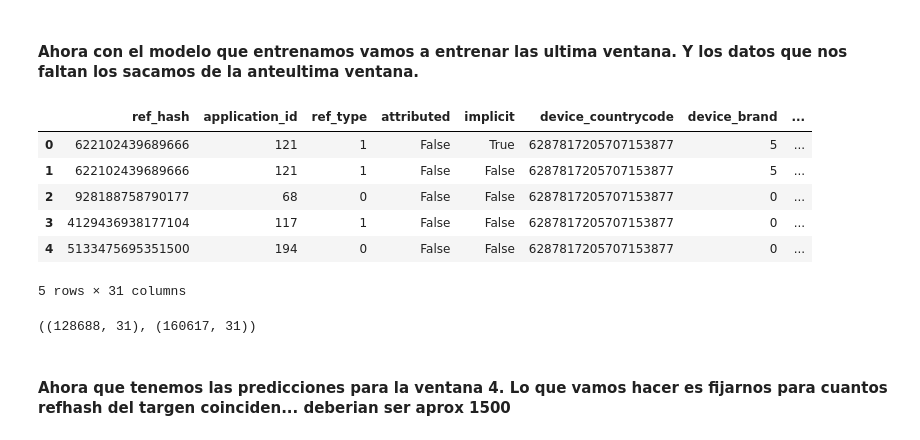
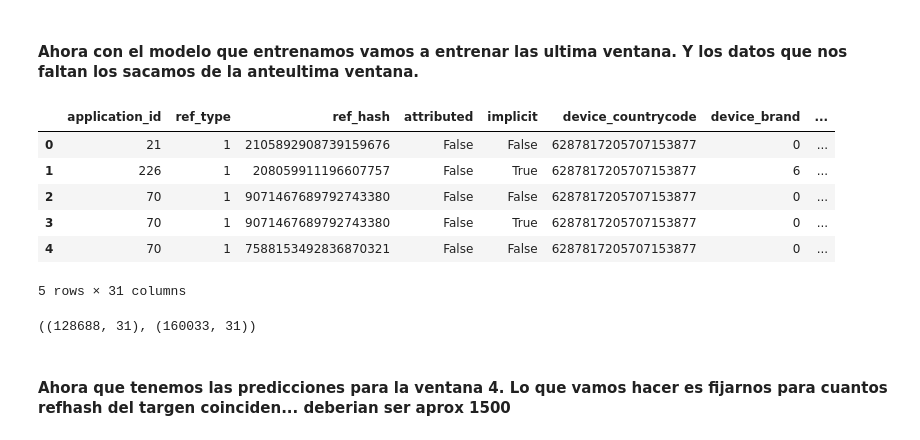
Before and after one commit to EugeniaFranchi/TP-Datos-2019, a Jupyter notebook: TP2/xgboostConFeatures-installs.ipynb, the cells around one changed output. Cells and saved outputs as stored; diff of their text form; code cells hidden in the pictures.

Commit message:
Se actualizo xgboost para installs

```diff
--- a/TP2/xgboostConFeatures-installs.ipynb
+++ b/TP2/xgboostConFeatures-installs.ipynb
@@ -64,6 +64,8 @@ info4 = info4.rename(columns={'created_x':'label','created_y':'created'})
 
 label4 = info4['label'].to_frame()
 train4 = info4.drop('label', axis=1)
+# %%
+ventana_ultima = installs['2019-04-24':'2019-04-26'].reset_index()
 # %% [markdown]
 #### Como al algoritmo que aplicaremos despues no le gustan los NAN, a esos nan le ponemos 3 dias ( en segundos )
 # %%
@@ -82,16 +84,19 @@ train1['tiempoDesdeComienzoDeVentana'] = (installs.reset_index()['created'] - pd
 train2['tiempoDesdeComienzoDeVentana'] = (installs.reset_index()['created'] - pd.Timestamp('2019-04-19 00:00:00')).transform(lambda x: x.total_seconds())
 train3['tiempoDesdeComienzoDeVentana'] = (installs.reset_index()['created'] - pd.Timestamp('2019-04-20 00:00:00')).transform(lambda x: x.total_seconds())
 train4['tiempoDesdeComienzoDeVentana'] = (installs.reset_index()['created'] - pd.Timestamp('2019-04-21 00:00:00')).transform(lambda x: x.total_seconds())
+ventana_ultima['tiempoDesdeComienzoDeVentana'] = (installs.reset_index()['created'] - pd.Timestamp('2019-04-24 00:00:00')).transform(lambda x: x.total_seconds())
 # %%
 train1['accionesDesdeQueComenzoLaVentana'] = np.arange(len(train1))
 train2['accionesDesdeQueComenzoLaVentana'] = np.arange(len(train2))
 train3['accionesDesdeQueComenzoLaVentana'] = np.arange(len(train3))
 train4['accionesDesdeQueComenzoLaVentana'] = np.arange(len(train4))
+ventana_ultima['accionesDesdeQueComenzoLaVentana'] = np.arange(len(ventana_ultima))
 # %%
 train1.drop(['created'],axis =1, inplace = True )
 train2.drop(['created'],axis =1, inplace = True )
 train3.drop(['created'],axis =1, inplace = True )
 train4.drop(['created'],axis =1, inplace = True )
+ventana_ultima.drop(['created'],axis =1, inplace = True )
 # %%
 train1.info()
 # %% [output]
@@ -186,16 +191,16 @@ plt.show()
 # %% [markdown]
 #### Ahora con el modelo que entrenamos vamos a entrenar las ultima ventana. Y los datos que nos faltan los sacamos de la anteultima ventana.
 # %%
-train4.head()
+ventana_ultima.head()
 # %% [output]
-|  | ref_hash | application_id | ref_type | attributed | implicit | device_countrycode | device_brand | ... |
-| 0 | 622102439689666 | 121 | 1 | False | True | 6287817205707153877 | 5 | ... |
-| 1 | 622102439689666 | 121 | 1 | False | False | 6287817205707153877 | 5 | ... |
-| 2 | 928188758790177 | 68 | 0 | False | False | 6287817205707153877 | 0 | ... |
-| 3 | 4129436938177104 | 117 | 1 | False | False | 6287817205707153877 | 0 | ... |
-| 4 | 5133475695351500 | 194 | 0 | False | False | 6287817205707153877 | 0 | ... |
+|  | application_id | ref_type | ref_hash | attributed | implicit | device_countrycode | device_brand | ... |
+| 0 | 21 | 1 | 2105892908739159676 | False | False | 6287817205707153877 | 0 | ... |
+| 1 | 226 | 1 | 208059911196607757 | False | True | 6287817205707153877 | 6 | ... |
+| 2 | 70 | 1 | 9071467689792743380 | False | False | 6287817205707153877 | 0 | ... |
+| 3 | 70 | 1 | 9071467689792743380 | False | True | 6287817205707153877 | 0 | ... |
+| 4 | 70 | 1 | 7588153492836870321 | False | False | 6287817205707153877 | 0 | ... |
 5 rows × 31 columns
 # %%
-X_train.shape, train4.shape
+X_train.shape,ventana_ultima.shape
 # %% [output]
-((128688, 31), (160617, 31))
+((128688, 31), (160033, 31))
```
Also changed, not shown: parts of 19 cells of this notebook.
